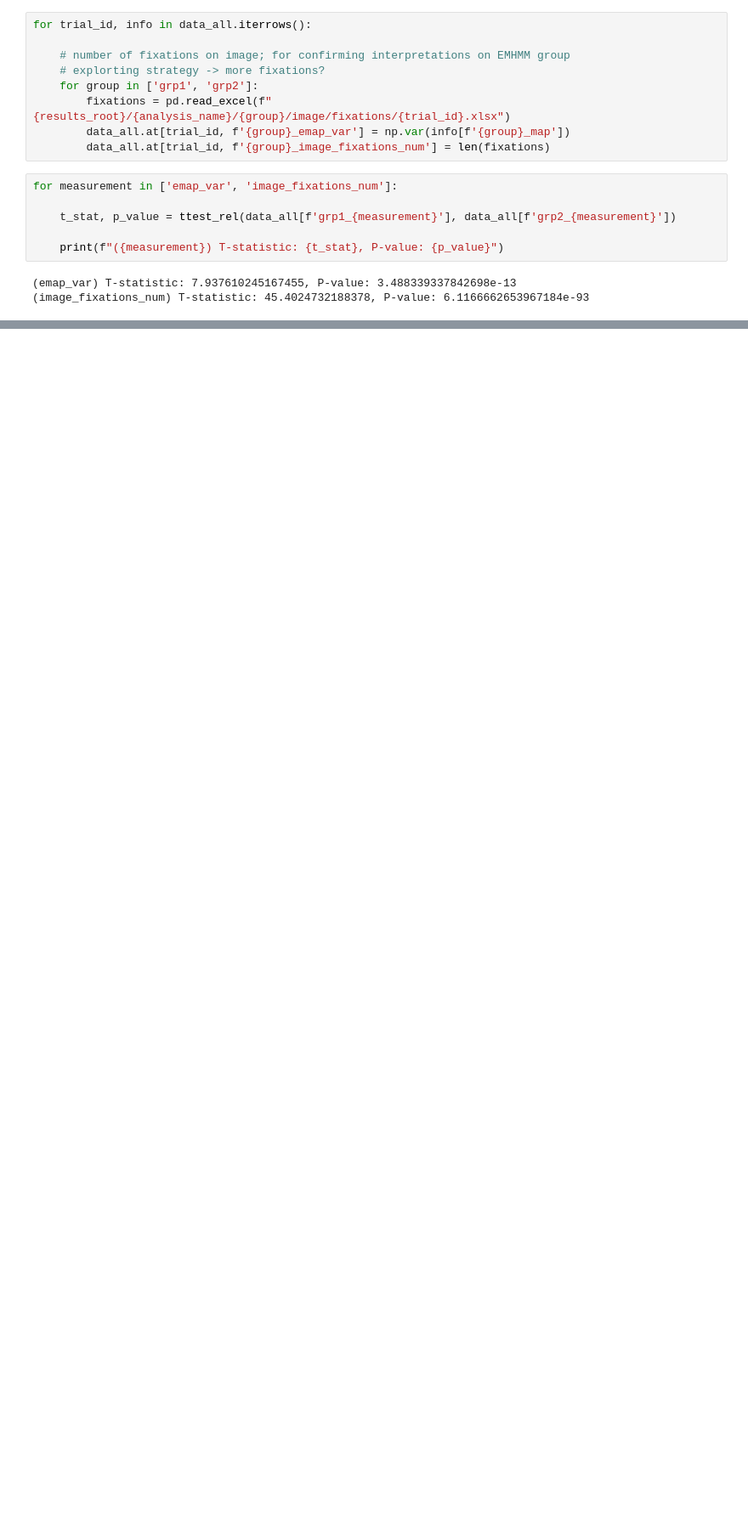
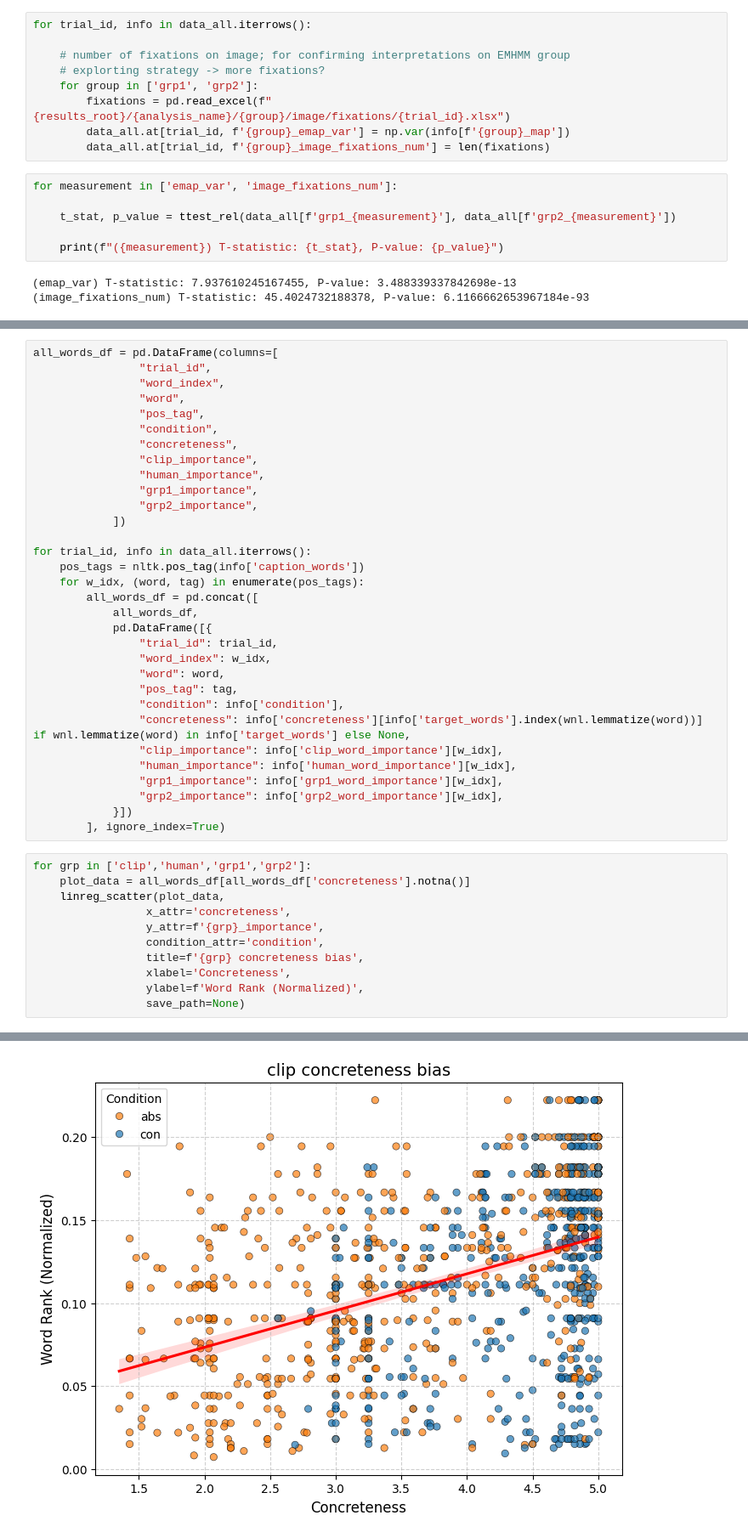
Before and after one commit to jinhanz/vlm-bias, a Jupyter notebook: analysis/251106_lextale60_emhmm_whole_screen/correlation.ipynb, the cells around one changed output, grey strips where cells are left out. Shown at 85% size. Cells and saved outputs as stored; diff of their text form; blank space fills up the shorter version.

```diff
--- a/analysis/251106_lextale60_emhmm_whole_screen/correlation.ipynb
+++ b/analysis/251106_lextale60_emhmm_whole_screen/correlation.ipynb
@@ -393,0 +442,44 @@ for measurement in ['emap_var', 'image_fixations_num']:
+# %%
+all_words_df = pd.DataFrame(columns=[
+                "trial_id",
+                "word_index",
+                "word",
+                "pos_tag",
+                "condition",
+                "concreteness",
+                "clip_importance",
+                "human_importance",
+                "grp1_importance",
+                "grp2_importance",
+            ])
+
+for trial_id, info in data_all.iterrows():
+    pos_tags = nltk.pos_tag(info['caption_words'])
+    for w_idx, (word, tag) in enumerate(pos_tags):
+        all_words_df = pd.concat([
+            all_words_df,
+            pd.DataFrame([{
+                "trial_id": trial_id,
+                "word_index": w_idx,
+                "word": word,
+                "pos_tag": tag,
+                "condition": info['condition'],
+                "concreteness": info['concreteness'][info['target_words'].index(wnl.lemmatize(word))] if wnl.lemmatize(word) in info['target_words'] else None,
+                "clip_importance": info['clip_word_importance'][w_idx],
+                "human_importance": info['human_word_importance'][w_idx],
+                "grp1_importance": info['grp1_word_importance'][w_idx],
+                "grp2_importance": info['grp2_word_importance'][w_idx],
+            }])
+        ], ignore_index=True)
+# %%
+for grp in ['clip','human','grp1','grp2']:
+    plot_data = all_words_df[all_words_df['concreteness'].notna()]
+    linreg_scatter(plot_data,
+                 x_attr='concreteness',
+                 y_attr=f'{grp}_importance',
+                 condition_attr='condition',
+                 title=f'{grp} concreteness bias',
+                 xlabel='Concreteness',
+                 ylabel=f'Word Rank (Normalized)',
+                 save_path=None)
+# %% [output]
@@ -393,0 +487 @@ for measurement in ['emap_var', 'image_fixations_num']:
+[figure, added]
```
Also changed, not shown: parts of 27 cells of this notebook, 1 other file.
